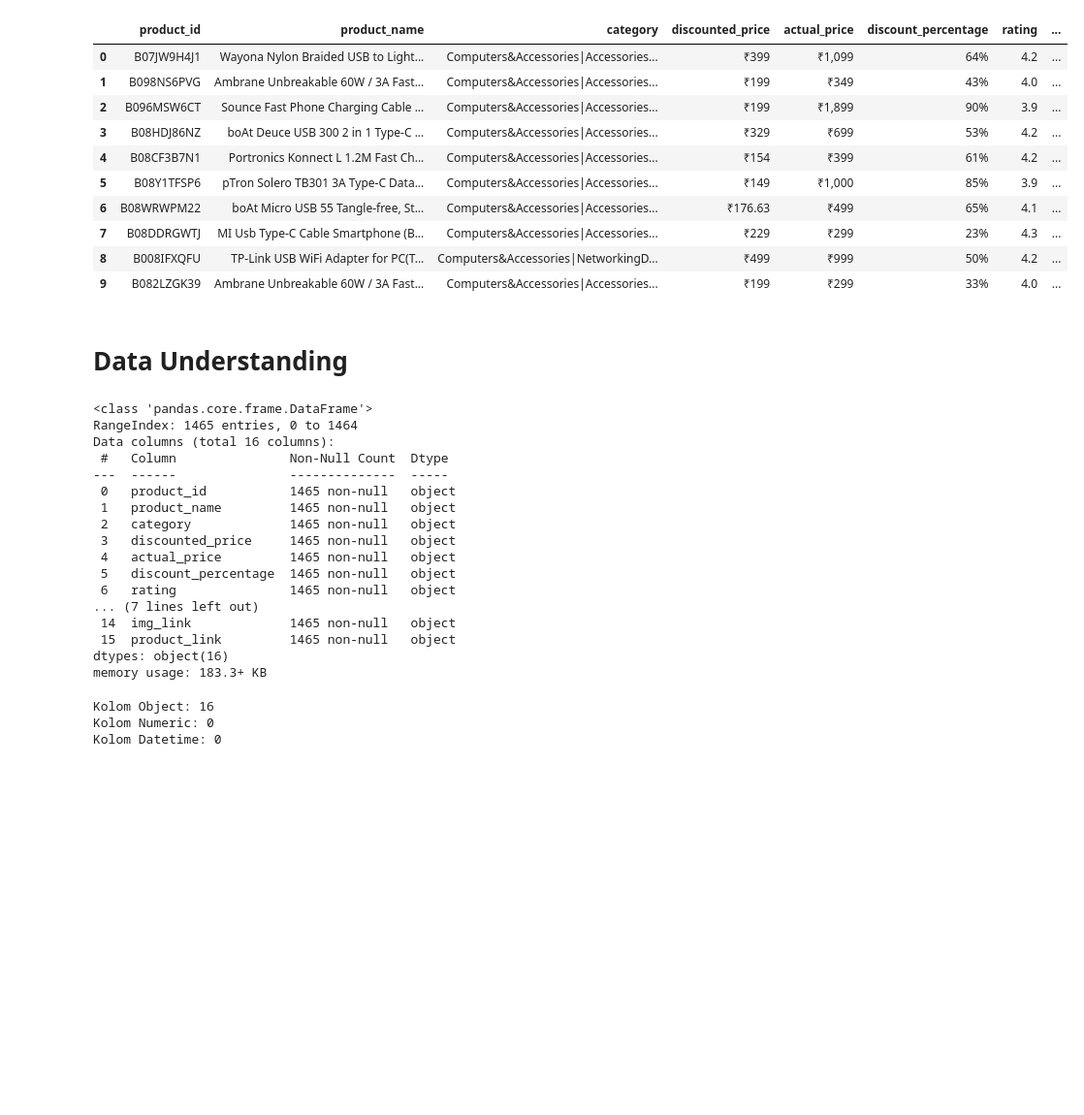
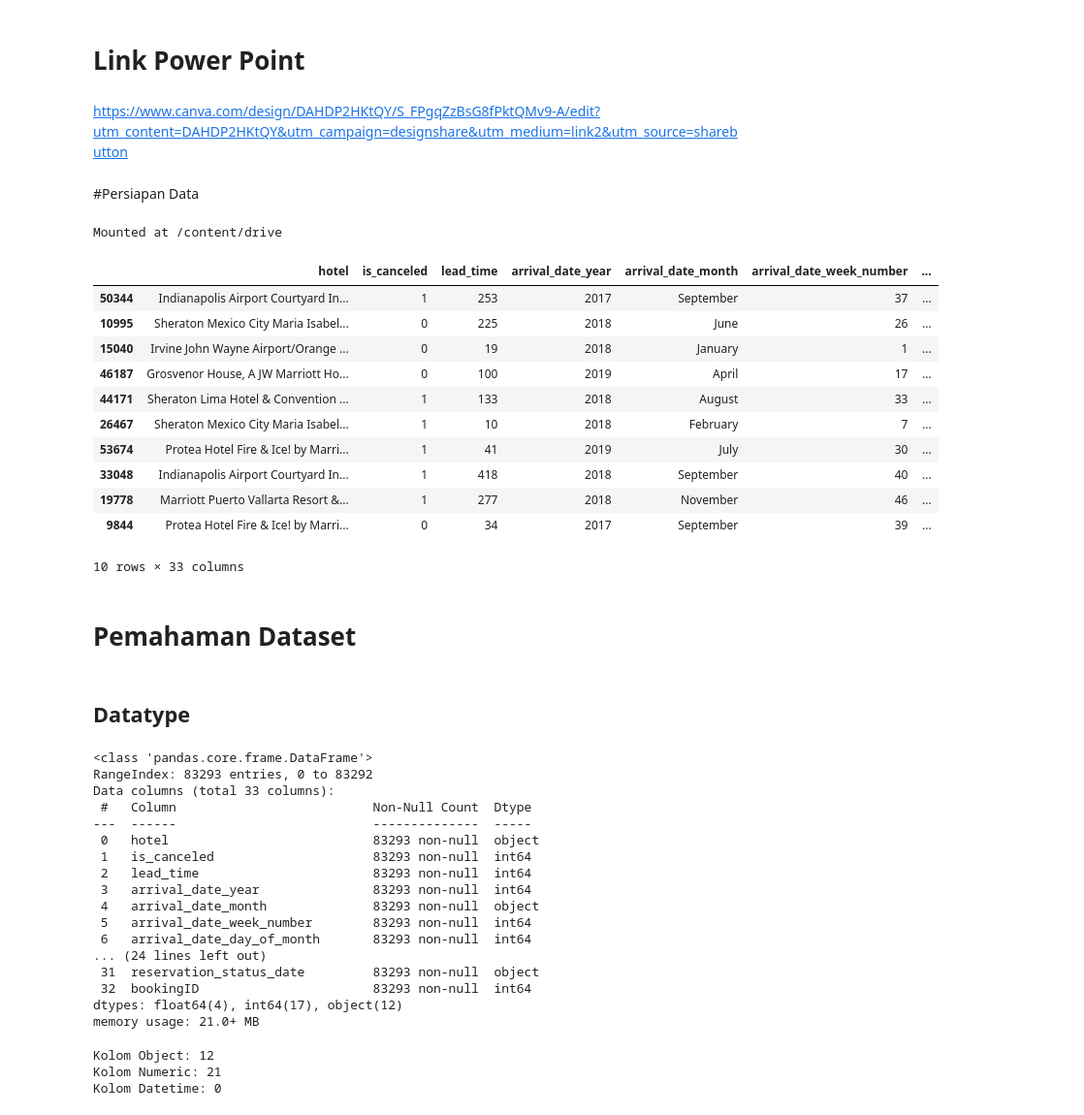
Before and after one commit to mherlypratama/Hotelcancelation, a Jupyter notebook: main.ipynb, the cells around one changed output. Shown at 97% size. Cells and saved outputs as stored; diff of their text form; code cells hidden in the pictures; blank space fills up the shorter version.

```diff
--- a/main.ipynb
+++ b/main.ipynb
@@ -1,42 +1,56 @@
+# %% [markdown]
+# Link Power Point
+# %% [markdown]
+https://www.canva.com/design/DAHDP2HKtQY/S_FPgqZzBsG8fPktQMv9-A/edit?utm_content=DAHDP2HKtQY&utm_campaign=designshare&utm_medium=link2&utm_source=sharebutton
+# %% [markdown]
+#Persiapan Data
+# %%
+from google.colab import drive
+drive.mount('/content/drive')
+# %% [output]
+Mounted at /content/drive
 # %%
 import pandas as pd
 
-df = pd.read_csv('./data/amazon.csv')
-df.head(10)
+df = pd.read_csv('/content/drive/MyDrive/Colab Notebooks/Penyaluran Kerja/Interview Data Analyst/ds/train (2).csv')
+df.sample(10)
 # %% [output]
-|  | product_id | product_name | category | discounted_price | actual_price | discount_percentage | rating | ... |
-| 0 | B07JW9H4J1 | Wayona Nylon Braided USB to Light... | Computers&Accessories|Accessories... | ₹399 | ₹1,099 | 64% | 4.2 | ... |
-| 1 | B098NS6PVG | Ambrane Unbreakable 60W / 3A Fast... | Computers&Accessories|Accessories... | ₹199 | ₹349 | 43% | 4.0 | ... |
-| 2 | B096MSW6CT | Sounce Fast Phone Charging Cable ... | Computers&Accessories|Accessories... | ₹199 | ₹1,899 | 90% | 3.9 | ... |
-| 3 | B08HDJ86NZ | boAt Deuce USB 300 2 in 1 Type-C ... | Computers&Accessories|Accessories... | ₹329 | ₹699 | 53% | 4.2 | ... |
-| 4 | B08CF3B7N1 | Portronics Konnect L 1.2M Fast Ch... | Computers&Accessories|Accessories... | ₹154 | ₹399 | 61% | 4.2 | ... |
-| 5 | B08Y1TFSP6 | pTron Solero TB301 3A Type-C Data... | Computers&Accessories|Accessories... | ₹149 | ₹1,000 | 85% | 3.9 | ... |
-| 6 | B08WRWPM22 | boAt Micro USB 55 Tangle-free, St... | Computers&Accessories|Accessories... | ₹176.63 | ₹499 | 65% | 4.1 | ... |
-| 7 | B08DDRGWTJ | MI Usb Type-C Cable Smartphone (B... | Computers&Accessories|Accessories... | ₹229 | ₹299 | 23% | 4.3 | ... |
-| 8 | B008IFXQFU | TP-Link USB WiFi Adapter for PC(T... | Computers&Accessories|NetworkingD... | ₹499 | ₹999 | 50% | 4.2 | ... |
-| 9 | B082LZGK39 | Ambrane Unbreakable 60W / 3A Fast... | Computers&Accessories|Accessories... | ₹199 | ₹299 | 33% | 4.0 | ... |
+|  | hotel | is_canceled | lead_time | arrival_date_year | arrival_date_month | arrival_date_week_number | ... |
+| 50344 | Indianapolis Airport Courtyard In... | 1 | 253 | 2017 | September | 37 | ... |
+| 10995 | Sheraton Mexico City Maria Isabel... | 0 | 225 | 2018 | June | 26 | ... |
+| 15040 | Irvine John Wayne Airport/Orange ... | 0 | 19 | 2018 | January | 1 | ... |
+| 46187 | Grosvenor House, A JW Marriott Ho... | 0 | 100 | 2019 | April | 17 | ... |
+| 44171 | Sheraton Lima Hotel & Convention ... | 1 | 133 | 2018 | August | 33 | ... |
+| 26467 | Sheraton Mexico City Maria Isabel... | 1 | 10 | 2018 | February | 7 | ... |
+| 53674 | Protea Hotel Fire & Ice! by Marri... | 1 | 41 | 2019 | July | 30 | ... |
+| 33048 | Indianapolis Airport Courtyard In... | 1 | 418 | 2018 | September | 40 | ... |
+| 19778 | Marriott Puerto Vallarta Resort &... | 1 | 277 | 2018 | November | 46 | ... |
+| 9844 | Protea Hotel Fire & Ice! by Marri... | 0 | 34 | 2017 | September | 39 | ... |
+10 rows × 33 columns
-# %% [markdown]
-# Data Understanding
+# %% [markdown]
+# Pemahaman Dataset
+# %% [markdown]
+## Datatype
 # %%
 df.info()
 # %% [output]
 <class 'pandas.core.frame.DataFrame'>
-RangeIndex: 1465 entries, 0 to 1464
-Data columns (total 16 columns):
- #   Column               Non-Null Count  Dtype
----  ------               --------------  -----
- 0   product_id           1465 non-null   object
- 1   product_name         1465 non-null   object
- 2   category             1465 non-null   object
- 3   discounted_price     1465 non-null   object
- 4   actual_price         1465 non-null   object
- 5   discount_percentage  1465 non-null   object
- 6   rating               1465 non-null   object
-... (7 lines left out)
- 14  img_link             1465 non-null   object
- 15  product_link         1465 non-null   object
-dtypes: object(16)
-memory usage: 183.3+ KB
+RangeIndex: 83293 entries, 0 to 83292
+Data columns (total 33 columns):
+ #   Column                          Non-Null Count  Dtype
+---  ------                          --------------  -----
+ 0   hotel                           83293 non-null  object
+ 1   is_canceled                     83293 non-null  int64
+ 2   lead_time                       83293 non-null  int64
+ 3   arrival_date_year               83293 non-null  int64
+ 4   arrival_date_month              83293 non-null  object
+ 5   arrival_date_week_number        83293 non-null  int64
+ 6   arrival_date_day_of_month       83293 non-null  int64
+... (24 lines left out)
+ 31  reservation_status_date         83293 non-null  object
+ 32  bookingID                       83293 non-null  int64
+dtypes: float64(4), int64(17), object(12)
+memory usage: 21.0+ MB
 # %%
 def hitung_tipe_kolom(df):
     # Hitung kolom object
@@ -56,7 +70,7 @@ print(f"Kolom Object: {object_count}")
 print(f"Kolom Numeric: {numeric_count}")
 print(f"Kolom Datetime: {datetime_count}")
 # %% [output]
-Kolom Object: 16
-Kolom Numeric: 0
+Kolom Object: 12
+Kolom Numeric: 21
 Kolom Datetime: 0
 # %%
```
Also changed, not shown: parts of 60 cells of this notebook, 2 other files.
